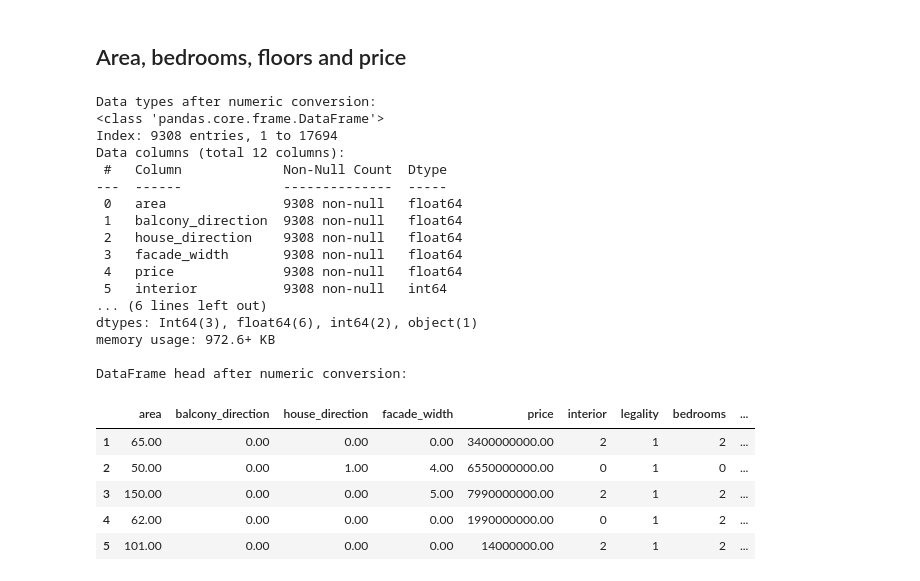
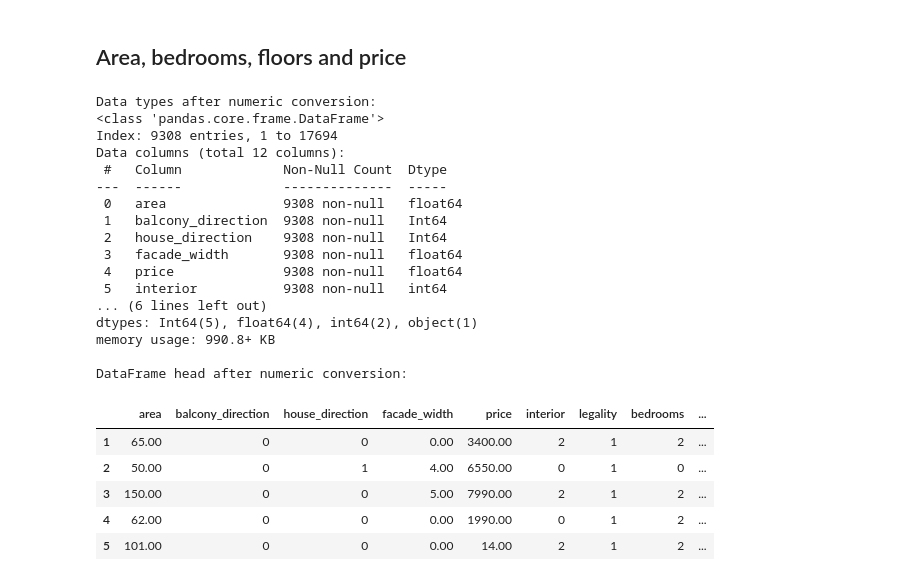
Before and after one commit to DuongDH03/RealEstate-EDA-Modeling, a Jupyter notebook: Data Exploration/Explore-batdongsan.ipynb, the cells around one changed output. Drawn from its saved outputs; the diff is of its cells as text; code cells hidden in the pictures.

```diff
--- a/Data Exploration/Explore-batdongsan.ipynb
+++ b/Data Exploration/Explore-batdongsan.ipynb
@@ -130,6 +130,7 @@ df['Diện tích'] = pd.to_numeric(
     df['Diện tích'].astype(str).str.extract(r'(\d+(?:[.,]\d+)?)', expand=False).str.replace(',', '.'),
     errors='coerce'
 )
+df['Diện tích'] = df['Diện tích'].fillna(0)
 
 # --- Bedrooms ---
 df['Số phòng ngủ'] = pd.to_numeric(df['Số phòng ngủ'].astype(str).str.extract(r'(\d+)', expand=False), errors='coerce').astype('Int64')
@@ -157,10 +158,12 @@ def parse_price(price_str):
     num_val = float(num_part_match.group(1))
 
     if 'tỷ' in price_str_lower:
-        return num_val * 1e9  # Billion
+        return num_val * 1e3  # Billion to million
     elif 'triệu' in price_str_lower:
-        return num_val * 1e6  # Million
-    return num_val
+        return num_val  # Million
+    elif 'triệu/m2' in price_str_lower:
+        return num_val * df['Diện tích']  # Million per square meter
+    return num_val /1e6  # Default to million
 
 df['Mức giá'] = df['Mức giá'].apply(parse_price)
 
@@ -185,22 +188,24 @@ df['Mặt tiền'] = df['Mặt tiền'].fillna(0)
 # --- Balcony direction ---
 # Map direction to numeric values
 direction_map = {
-    'Bắc': 0,
-    'Đông-Bắc': 1,
-    'Đông': 2,
-    'Đông-Nam': 3,
-    'Nam': 4,
-    'Tây-Nam': 5,
-    'Tây': 6,
-    'Tây-Bắc': 7
+    'Bắc': int(0),
+    'Đông-Bắc': int(1),
+    'Đông': int(2),
+    'Đông-Nam': int(3),
+    'Nam': int(4),
+    'Tây-Nam': int(5),
+    'Tây': int(6),
+    'Tây-Bắc': int(7)
 }
 # Map missing values in balcony direction: 0 if missing, else 1-8 based on direction_map
 df['Hướng ban công'] = df['Hướng ban công'].map(direction_map)
 df['Hướng ban công'] = df['Hướng ban công'].apply(lambda x: 0 if pd.isnull(x) else x + 1)
+df['Hướng ban công'] = df['Hướng ban công'].astype('Int64')
 
 # --- House direction ---
 df['Hướng nhà'] = df['Hướng nhà'].map(direction_map)
 df['Hướng nhà'] = df['Hướng nhà'].apply(lambda x: 0 if pd.isnull(x) else x + 1)
+df['Hướng nhà'] = df['Hướng nhà'].astype('Int64')
 
 # --- Interior ---
 # Map 'Đầy đủ' to 2, 'Cơ bản' to 1, and NaN to 0
@@ -220,39 +225,39 @@ column_rename_map = {
     'Nội thất': 'interior',
     'Pháp lý': 'legality',
     'Số phòng ngủ': 'bedrooms',
     'Số phòng tắm, vệ sinh': 'bathrooms',
     'Số tầng': 'floors',
     'title': 'title',
     'Đường vào': 'road_width',
 }
 df = df.rename(columns=column_rename_map)
 
 print("Data types after numeric conversion:")
 df.info()
 
 print("\nDataFrame head after numeric conversion:")
 df.head()
 # %% [output]
 Data types after numeric conversion:
 <class 'pandas.core.frame.DataFrame'>
 Index: 9308 entries, 1 to 17694
 Data columns (total 12 columns):
  #   Column             Non-Null Count  Dtype
 ---  ------             --------------  -----
  0   area               9308 non-null   float64
- 1   balcony_direction  9308 non-null   float64
- 2   house_direction    9308 non-null   float64
+ 1   balcony_direction  9308 non-null   Int64
+ 2   house_direction    9308 non-null   Int64
  3   facade_width       9308 non-null   float64
  4   price              9308 non-null   float64
  5   interior           9308 non-null   int64
 ... (6 lines left out)
-dtypes: Int64(3), float64(6), int64(2), object(1)
-memory usage: 972.6+ KB
+dtypes: Int64(5), float64(4), int64(2), object(1)
+memory usage: 990.8+ KB
 
 DataFrame head after numeric conversion:
 |  | area | balcony_direction | house_direction | facade_width | price | interior | legality | bedrooms | ... |
-| 1 | 65.00 | 0.00 | 0.00 | 0.00 | 3400000000.00 | 2 | 1 | 2 | ... |
-| 2 | 50.00 | 0.00 | 1.00 | 4.00 | 6550000000.00 | 0 | 1 | 0 | ... |
-| 3 | 150.00 | 0.00 | 0.00 | 5.00 | 7990000000.00 | 2 | 1 | 2 | ... |
-| 4 | 62.00 | 0.00 | 0.00 | 0.00 | 1990000000.00 | 0 | 1 | 2 | ... |
-| 5 | 101.00 | 0.00 | 0.00 | 0.00 | 14000000.00 | 2 | 1 | 2 | ... |
+| 1 | 65.00 | 0 | 0 | 0.00 | 3400.00 | 2 | 1 | 2 | ... |
+| 2 | 50.00 | 0 | 1 | 4.00 | 6550.00 | 0 | 1 | 0 | ... |
+| 3 | 150.00 | 0 | 0 | 5.00 | 7990.00 | 2 | 1 | 2 | ... |
+| 4 | 62.00 | 0 | 0 | 0.00 | 1990.00 | 0 | 1 | 2 | ... |
+| 5 | 101.00 | 0 | 0 | 0.00 | 14.00 | 2 | 1 | 2 | ... |
```
Also changed, not shown: parts of 10 cells of this notebook.
